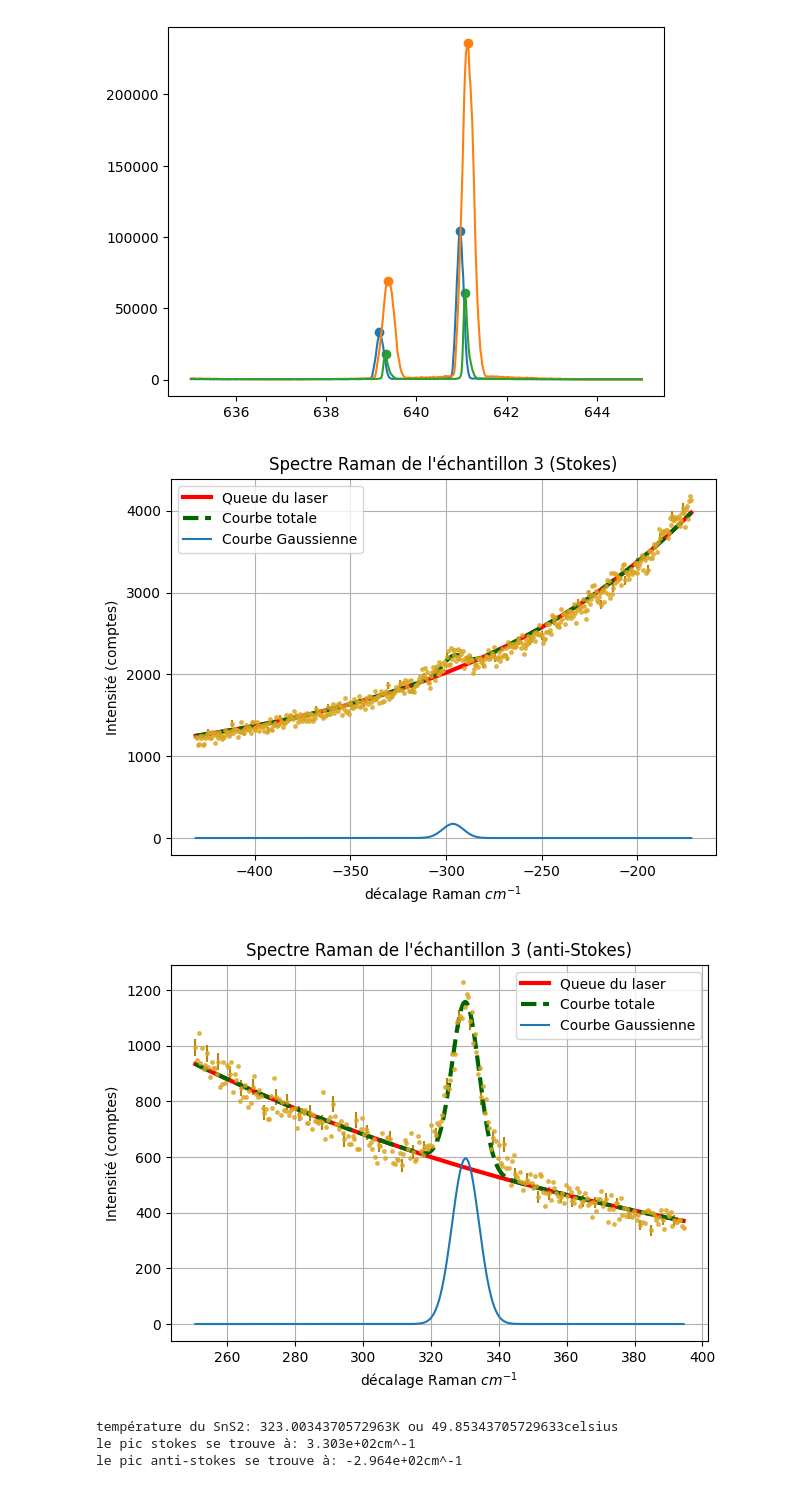
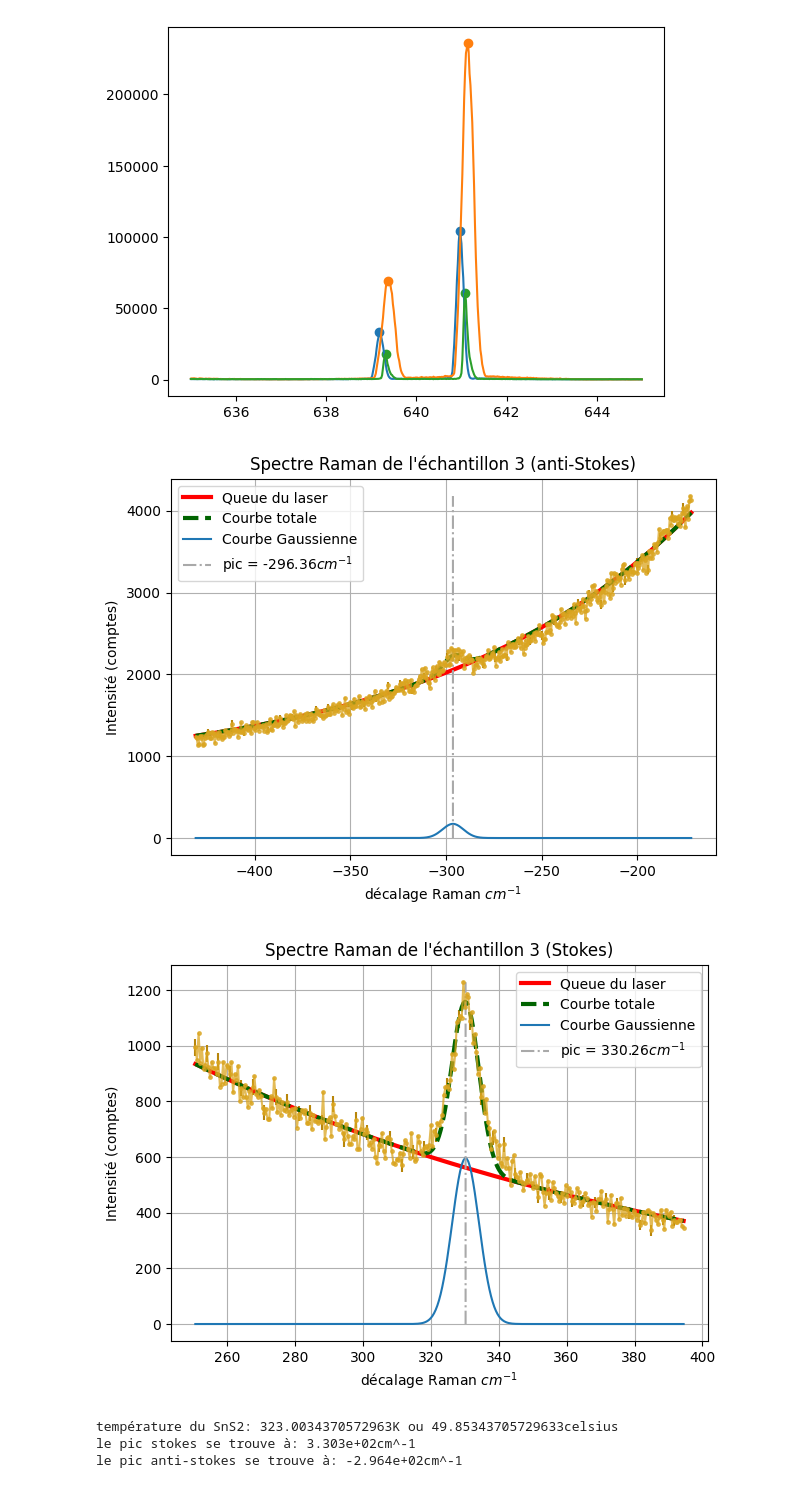
Before and after one commit to Simarties/Labo3, a Jupyter notebook: LabREIMAN/Ramain.ipynb, the cells around one changed output. Saved outputs shown, nothing was run; the diff lists cells and outputs as text; code cells hidden in the pictures.

```diff
--- a/LabREIMAN/Ramain.ipynb
+++ b/LabREIMAN/Ramain.ipynb
@@ -85,9 +76,10 @@ for i in donnees:
 for i in donnees:
     spectre = np.loadtxt(f'donnees//RAM_AR_NS//{i}')
     if 'S_' in i:
-        plt.plot(1/(spectre[:,0]*1e-09*100), spectre[:,1],color='goldenrod')
+        plt.plot((1/632.8-1/spectre[:,0])*1e7, spectre[:,1],color='goldenrod')
     plt.ylabel('Intensité (comptes)')
     plt.xlabel(r'Décalage Raman $cm^{-1}$')
+
     plt.tight_layout()
     plt.savefig('soufre')
 # %% [output]
@@ -117,7 +109,7 @@ def courbe_exp(x,c,Aexp,b,f):
 def courbe_gauss(x,c,Aexp,b,A,mu,sigma,f):
     return courbe_exp(x,c,Aexp,b,f) + A*np.exp(-0.5*((x-mu)/sigma)**2)
 
-def fit_extreme(x,y,mus=None,peak_pad=0.4,weight_out=5):
+def fit_extreme(x,y,mus=None,peak_pad=0.4,weight_out=5,broad=False):
     xref = np.min(x)
     xspan = np.ptp(x) if np.ptp(x) > 0 else 1.0
 
@@ -178,6 +170,8 @@ def fit_extreme(x,y,mus=None,peak_pad=0.4,weight_out=5):
         D+=1
     FWHM = xr[D]-xr[G]
     sigma0 = FWHM/2.355
+    if broad == True:
+        sigma0 = max(FWHM/2.355,0.25)
 
     def fit_fonctionTot(x,c,Aexp,b,A,mu,sigma):
         return courbe_gauss(x,c,Aexp,b,A,mu,sigma,xref)
@@ -198,7 +192,7 @@ def fit_extreme(x,y,mus=None,peak_pad=0.4,weight_out=5):
 j=0
 lamd = [0,0]
 intense = [0,0]
-nom = ['Spectre Raman de l\'échantillon 3 (Stokes)','Spectre Raman de l\'échantillon 3 (anti-Stokes)']
+nom = ['Spectre Raman de l\'échantillon 3 (anti-Stokes)','Spectre Raman de l\'échantillon 3 (Stokes)']
 for i in donnees:
     spectre = np.loadtxt(f'donnees//RAM_AR_NS//{i}')
     if 'Sn' in i:
@@ -217,41 +211,42 @@ for i in donnees:
         index_err = np.arange(0,len(X),marche)
         y_err = np.sqrt(Y)
 
-        plt.errorbar((1/632.8-1/X)*1e7, Y,marker='o',markersize=2.5,ls='',color='goldenrod',alpha=.75)
+        plt.errorbar((1/632.8-1/X)*1e7, Y,marker='o',markersize=2.5,ls='-',color='goldenrod',alpha=.75)
         plt.errorbar((1/632.8-1/X[index_err])*1e7,Y[index_err],yerr = y_err[index_err],marker='',color='darkgoldenrod',ls='')
         plt.plot((1/632.8-1/X)*1e7,Résultat['y_queue'],label='Queue du laser',lw=3,color='red',ls='-')
         plt.plot((1/632.8-1/X)*1e7,Résultat['y_courbe'],label='Courbe totale',lw=3,color='darkgreen',ls='--')
         plt.plot((1/632.8-1/X)*1e7,Résultat['y_gauss'],label='Courbe Gaussienne')
+        plt.plot(np.ones_like(np.arange(0,max(Y)))*(1/632.8-1/lamd[j])*1e7,np.arange(0,max(Y)),ls='-.',color='darkgrey',label=f'pic = {(1/632.8-1/lamd[j])*1e7:.2f}'+r'$cm^{-1}$')
         plt.legend(loc='best')
         plt.title(f'{nom[j]}')
         plt.ylabel('Intensité (comptes)')
         plt.xlabel('décalage Raman $cm^{-1}$')
         plt.tight_layout()
         plt.grid()
         plt.savefig(f'donnees//graphes//{i}')
         plt.show()
         j+=1
 
 DécalageStoke =(1/632.8-1/lamd[1])*1e7
 DécalageAntiStoke =(1/632.8-1/lamd[0])*1e7
 
 
 #Calul de la température
 wAS = c/lamd[0] *2*np.pi*1e09
 wS = c/lamd[1] *2*np.pi*1e09
 
 w_p = (wAS-wS)/2
 
 I = (intense[0]/intense[1])
 W = wAS/wS
 
 T = -hbar*w_p/(k*np.log(I/W**4))
 print(f'température du SnS2: {T}K ou {T-273.15}celsius')
 print(f'le pic stokes se trouve à: {DécalageStoke:.3e}cm^-1')
 print(f'le pic anti-stokes se trouve à: {DécalageAntiStoke:.3e}cm^-1')
 # %% [output]
-[figure, old version]
+[figure, new version]
-[figure, old version]
+[figure, new version]
 température du SnS2: 323.0034370572963K ou 49.85343705729633celsius
 le pic stokes se trouve à: 3.303e+02cm^-1
 le pic anti-stokes se trouve à: -2.964e+02cm^-1
```
Also changed, not shown: parts of 6 cells of this notebook, 11 other files.
